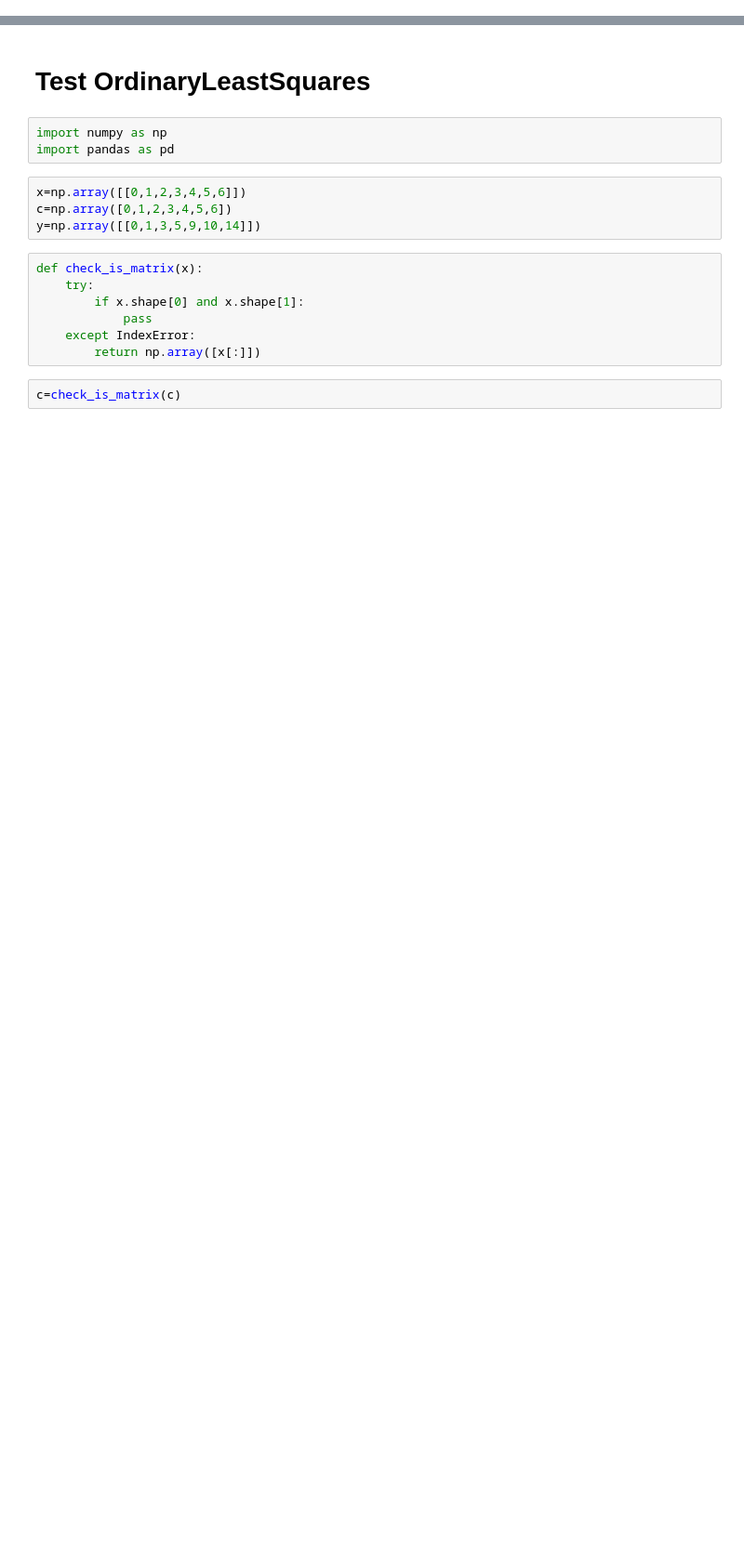
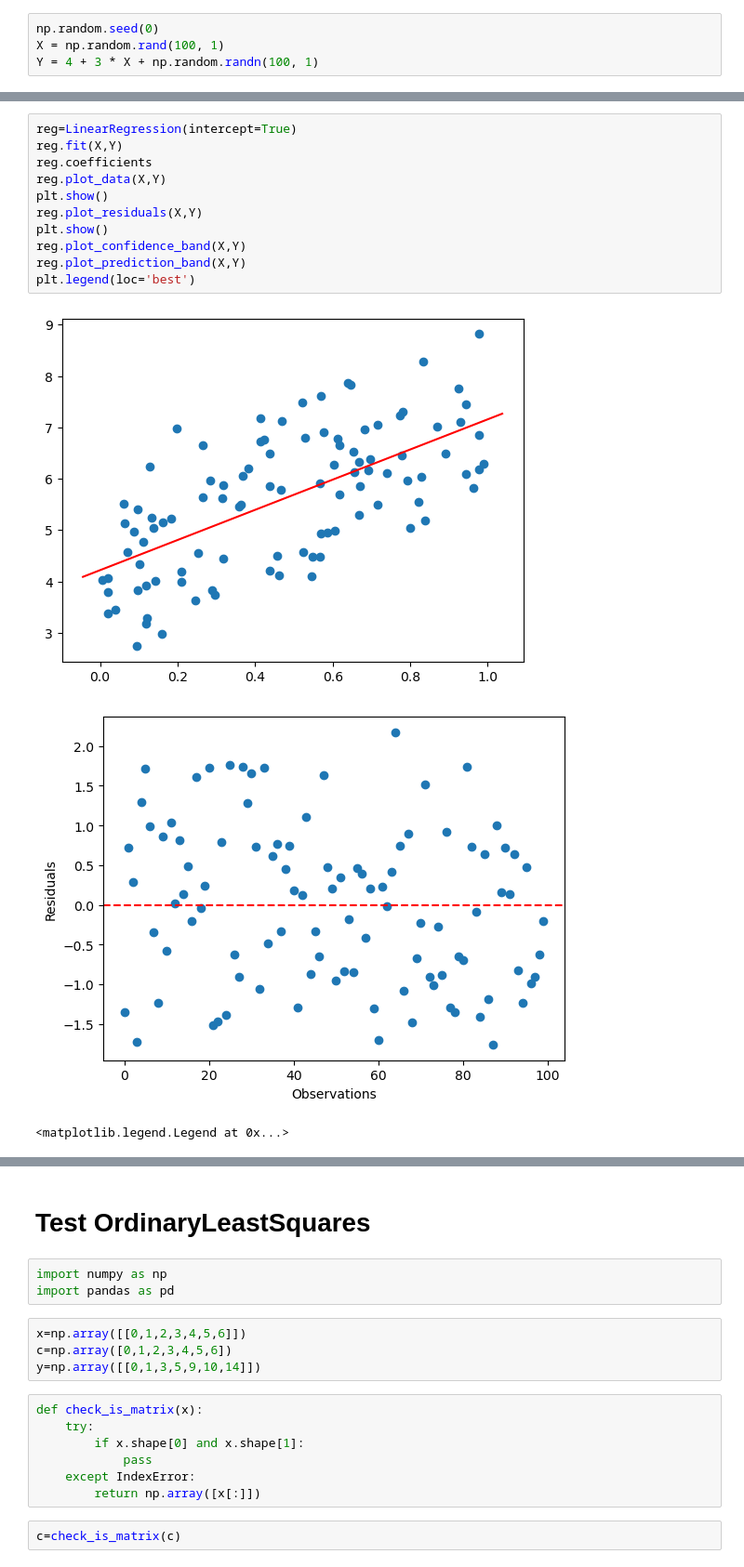
Before and after one commit to MGriot/chemtools, a Jupyter notebook: prova.ipynb, the cells around one changed output, grey strips where cells are left out. Shown at 93% size. Drawn from its saved outputs; the diff is of its cells as text; blank space fills up the shorter version.

```diff
--- a/prova.ipynb
+++ b/prova.ipynb
@@ -0,0 +21,4 @@
+# %%
+np.random.seed(0)
+X = np.random.rand(100, 1)
+Y = 4 + 3 * X + np.random.randn(100, 1)
@@ -0,0 +123,15 @@
+# %%
+reg=LinearRegression(intercept=True)
+reg.fit(X,Y)
+reg.coefficients
+reg.plot_data(X,Y)
+plt.show()
+reg.plot_residuals(X,Y)
+plt.show()
+reg.plot_confidence_band(X,Y)
+reg.plot_prediction_band(X,Y)
+plt.legend(loc='best')
+# %% [output]
+[figure, added]
+[figure, added]
+<matplotlib.legend.Legend at 0x...>
```
Also changed, not shown: parts of 19 cells of this notebook, 14 other files.
